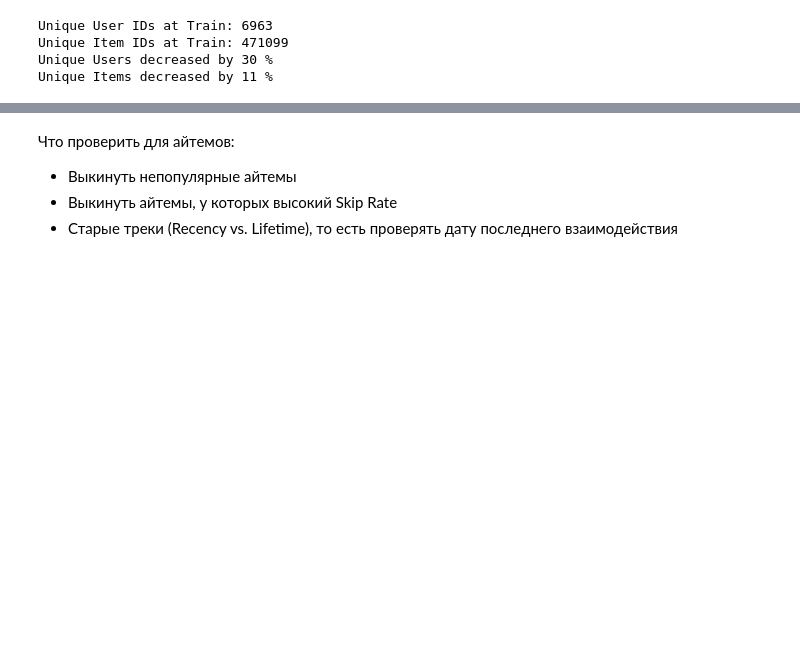
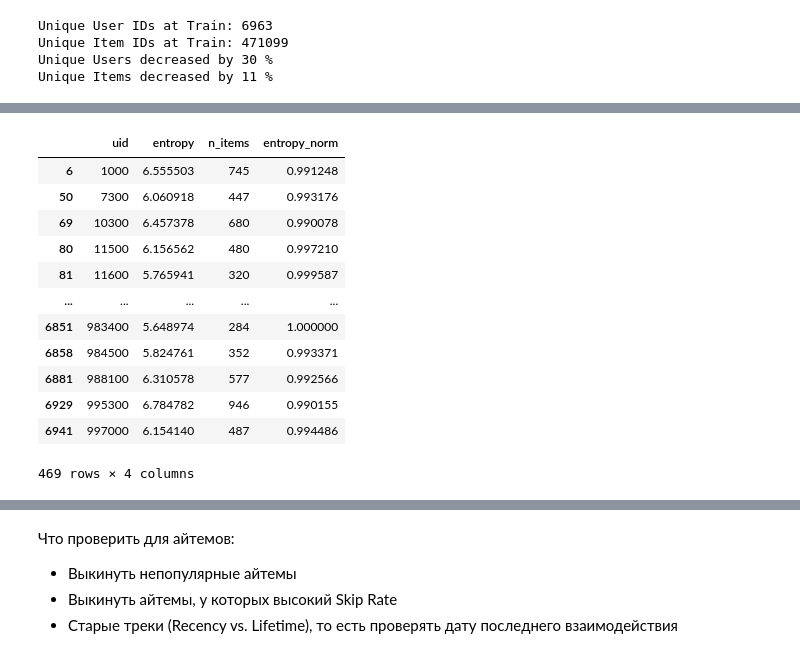
Before and after one commit to layvvs/hse-ai-year-project-2025, a Jupyter notebook: checkpoint-6-bmyakin/new-eda.ipynb, the cells around one changed output, grey strips where cells are left out. Cells and saved outputs as stored; diff of their text form; code cells hidden in the pictures; blank space fills up the shorter version.

```diff
--- a/checkpoint-6-bmyakin/new-eda.ipynb
+++ b/checkpoint-6-bmyakin/new-eda.ipynb
@@ -219,0 +252,16 @@ Name: gini_index, dtype: float64
+# %%
+user_entropy[user_entropy['entropy_norm'] > 0.99]
+# %% [output]
+|  | uid | entropy | n_items | entropy_norm |
+| 6 | 1000 | 6.555503 | 745 | 0.991248 |
+| 50 | 7300 | 6.060918 | 447 | 0.993176 |
+| 69 | 10300 | 6.457378 | 680 | 0.990078 |
+| 80 | 11500 | 6.156562 | 480 | 0.997210 |
+| 81 | 11600 | 5.765941 | 320 | 0.999587 |
+| ... | ... | ... | ... | ... |
+| 6851 | 983400 | 5.648974 | 284 | 1.000000 |
+| 6858 | 984500 | 5.824761 | 352 | 0.993371 |
+| 6881 | 988100 | 6.310578 | 577 | 0.992566 |
+| 6929 | 995300 | 6.784782 | 946 | 0.990155 |
+| 6941 | 997000 | 6.154140 | 487 | 0.994486 |
+469 rows × 4 columns
```
Also changed, not shown: parts of 24 cells of this notebook, 4 other files.
